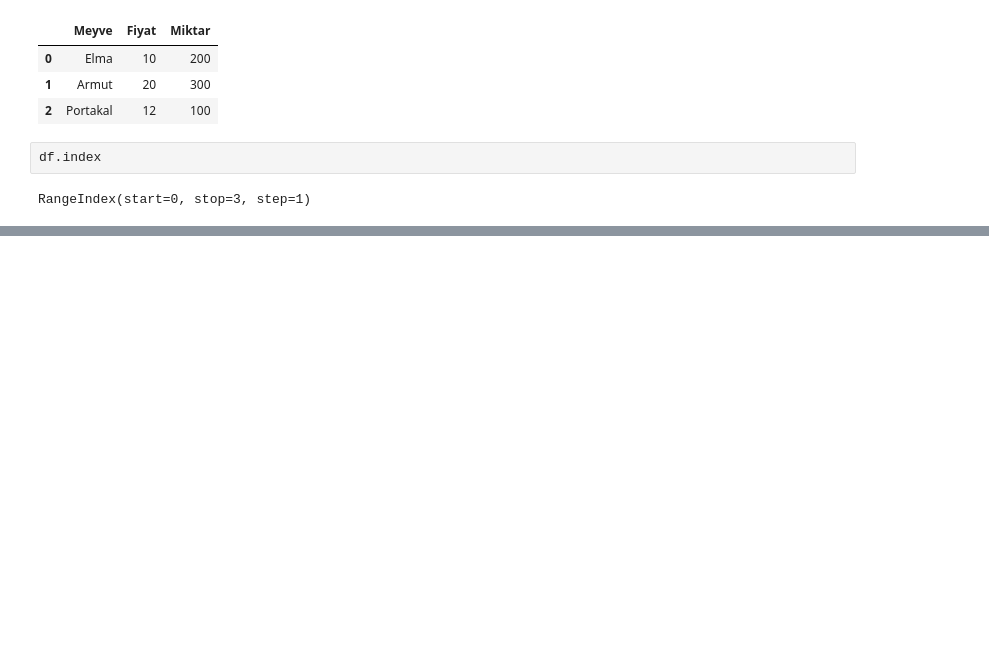
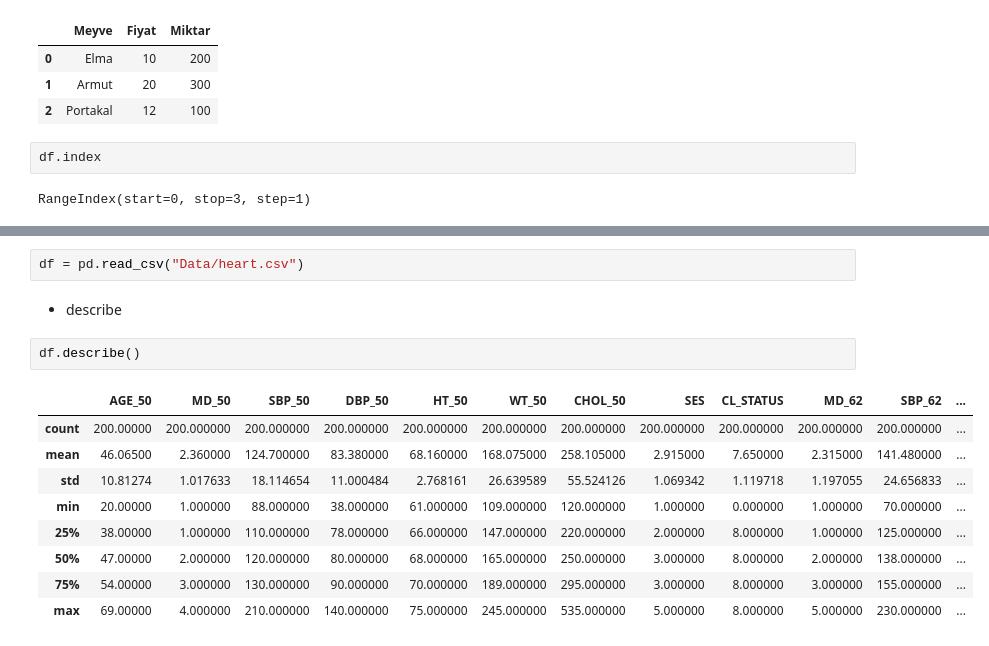
Before and after one commit to ibrahimediz/DataMiningFundamentals, a Jupyter notebook: Documents/01_Libraries/01_fundamentals.ipynb, the cells around one changed output, grey strips where cells are left out. Drawn from its saved outputs; the diff is of its cells as text; blank space fills up the shorter version.

```diff
--- a/Documents/01_Libraries/01_fundamentals.ipynb
+++ b/Documents/01_Libraries/01_fundamentals.ipynb
@@ -72,0 +142,16 @@ import pandas as pd
+# %%
+df = pd.read_csv("Data/heart.csv")
+# %% [markdown]
+* describe
+# %%
+df.describe()
+# %% [output]
+|  | AGE_50 | MD_50 | SBP_50 | DBP_50 | HT_50 | WT_50 | CHOL_50 | SES | CL_STATUS | MD_62 | SBP_62 | ... |
+| count | 200.00000 | 200.000000 | 200.000000 | 200.000000 | 200.000000 | 200.000000 | 200.000000 | 200.000000 | 200.000000 | 200.000000 | 200.000000 | ... |
+| mean | 46.06500 | 2.360000 | 124.700000 | 83.380000 | 68.160000 | 168.075000 | 258.105000 | 2.915000 | 7.650000 | 2.315000 | 141.480000 | ... |
+| std | 10.81274 | 1.017633 | 18.114654 | 11.000484 | 2.768161 | 26.639589 | 55.524126 | 1.069342 | 1.119718 | 1.197055 | 24.656833 | ... |
+| min | 20.00000 | 1.000000 | 88.000000 | 38.000000 | 61.000000 | 109.000000 | 120.000000 | 1.000000 | 0.000000 | 1.000000 | 70.000000 | ... |
+| 25% | 38.00000 | 1.000000 | 110.000000 | 78.000000 | 66.000000 | 147.000000 | 220.000000 | 2.000000 | 8.000000 | 1.000000 | 125.000000 | ... |
+| 50% | 47.00000 | 2.000000 | 120.000000 | 80.000000 | 68.000000 | 165.000000 | 250.000000 | 3.000000 | 8.000000 | 2.000000 | 138.000000 | ... |
+| 75% | 54.00000 | 3.000000 | 130.000000 | 90.000000 | 70.000000 | 189.000000 | 295.000000 | 3.000000 | 8.000000 | 3.000000 | 155.000000 | ... |
+| max | 69.00000 | 4.000000 | 210.000000 | 140.000000 | 75.000000 | 245.000000 | 535.000000 | 5.000000 | 8.000000 | 5.000000 | 230.000000 | ... |
```
Also changed, not shown: parts of 14 cells of this notebook, 25 other files.
